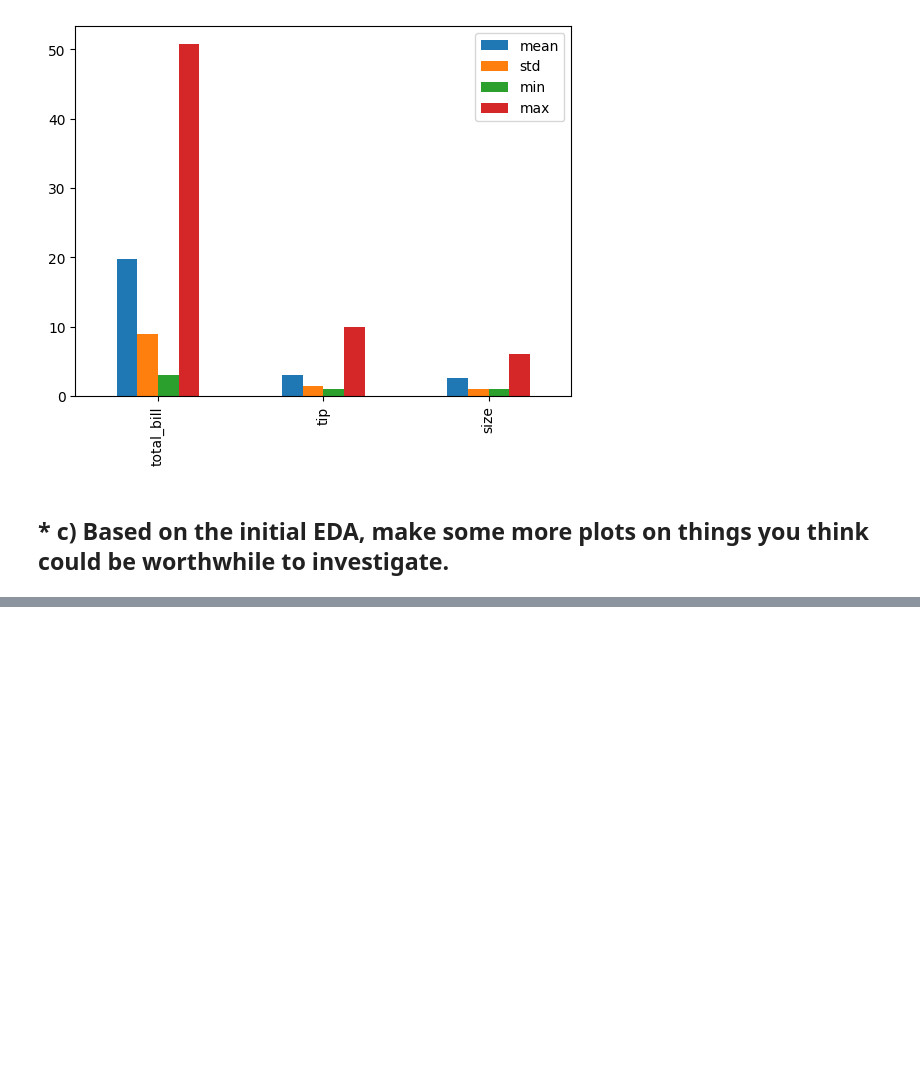
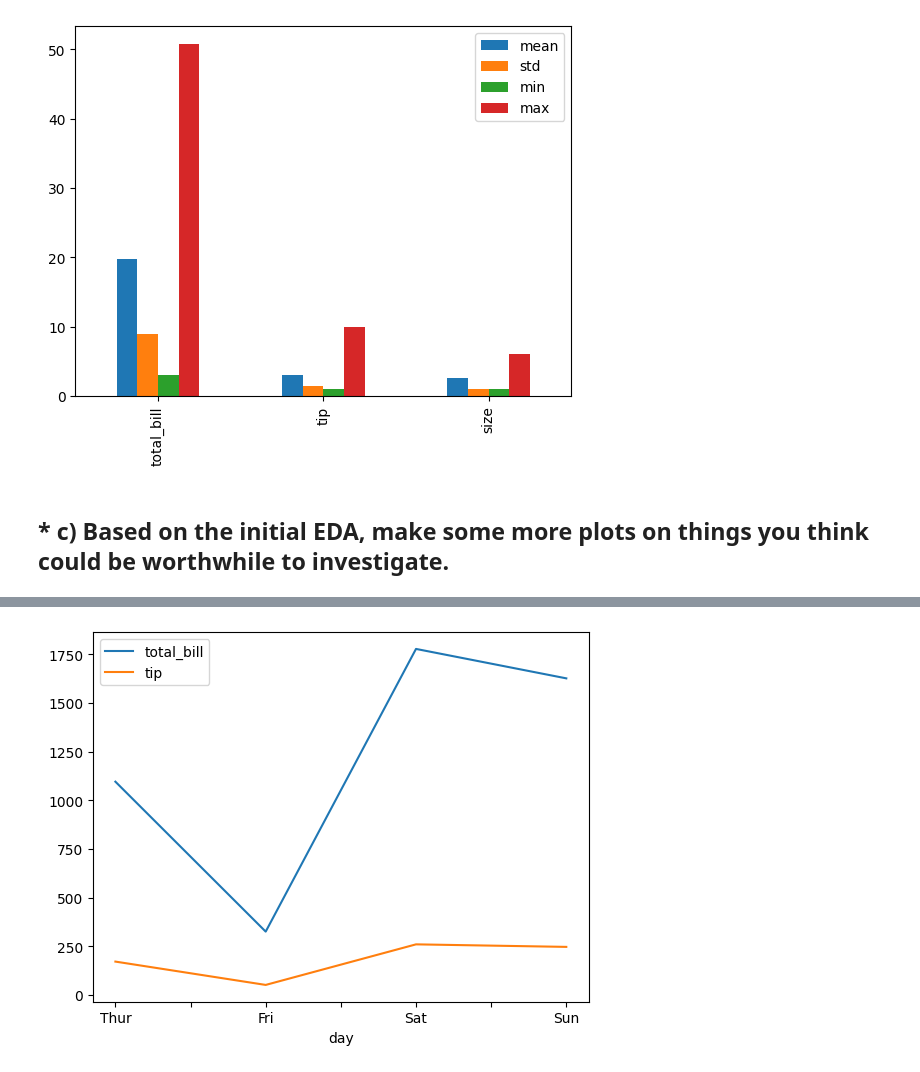
Before and after one commit to JoelOscarsson/Machine-Learning, a Jupyter notebook: Excercises/L3-Overfit-Polynomial.ipynb, the cells around one changed output, grey strips where cells are left out. Cells and saved outputs as stored; diff of their text form; code cells hidden in the pictures; blank space fills up the shorter version.

```diff
--- a/Excercises/L3-Overfit-Polynomial.ipynb
+++ b/Excercises/L3-Overfit-Polynomial.ipynb
@@ -53,0 +70,8 @@ df.describe().T.drop(["count","25%","50%","75%"],axis="columns").plot(kind="bar"
+# %%
+# Which day is the day they get the most tip?
+
+tips_per_day = df.groupby("day").sum()
+
+tips_per_day.drop("size", axis="columns").plot(kind="line");
+# %% [output]
+[figure, added]
```
Also changed, not shown: parts of 8 cells of this notebook.
